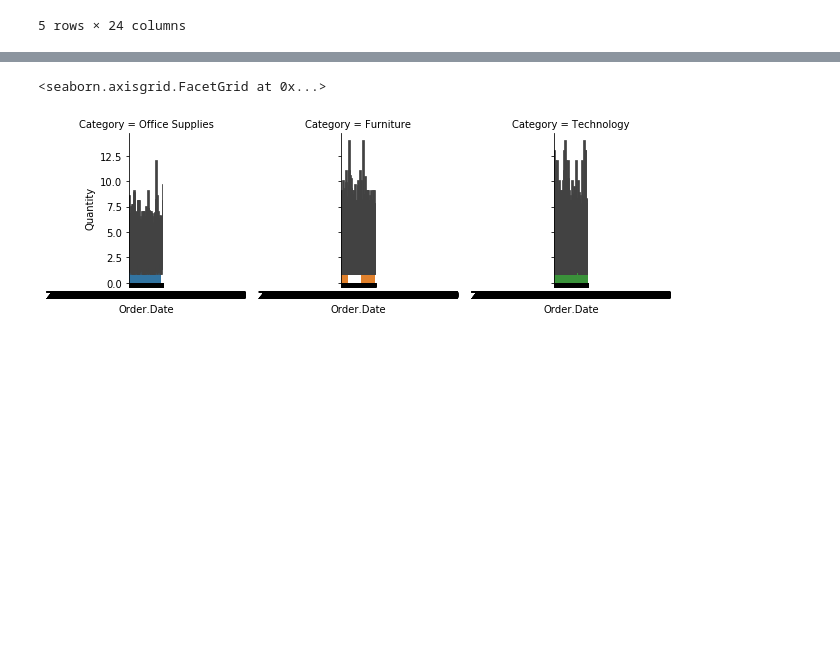
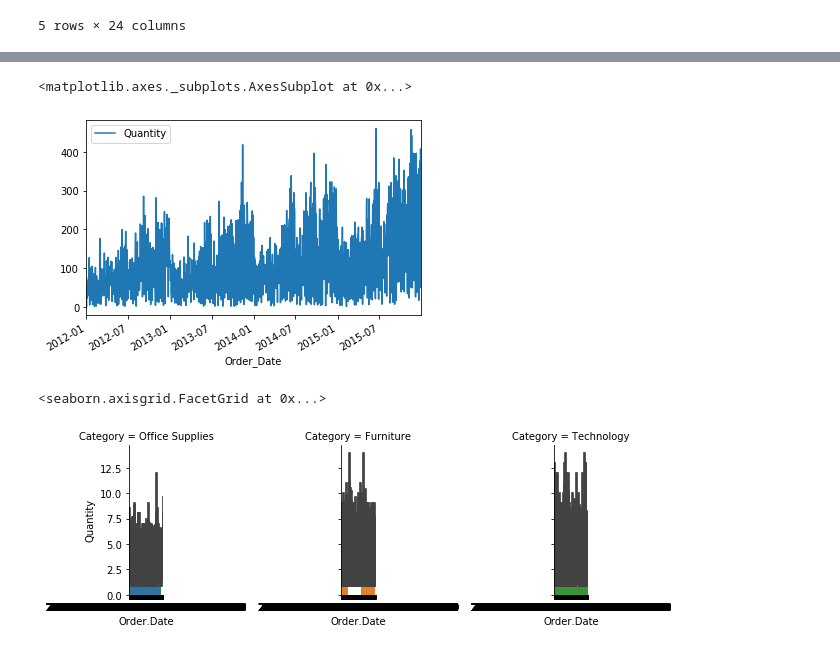
Before and after one commit to bpj2500/ml_lab, a Jupyter notebook: Final .ipynb, the cells around one changed output, grey strips where cells are left out. Saved outputs shown, nothing was run; the diff lists cells and outputs as text; code cells hidden in the pictures; blank space fills up the shorter version.

```diff
--- a/Final .ipynb
+++ b/Final .ipynb
@@ -37,6 +40 @@ orders.head()
 5 rows × 24 columns
-# %%
-#Problem 2
-#revist
-orders['Order.Date'] = pd.to_datetime(orders['Order.Date'])
-orders['Ship.Date'] = pd.to_datetime(orders['Order.Date'])
@@ -51 +41,8 @@ orders['Ship.Date'] = pd.to_datetime(orders['Order.Date'])
+# %%
+#problem 2 part 1
+
+orders.groupby('Order_Date', as_index = False).agg('sum').plot('Order_Date', 'Quantity')
+# %% [output]
+<matplotlib.axes._subplots.AxesSubplot at 0x...>
+[figure, added]
 # %%
```
Also changed, not shown: parts of 6 cells of this notebook.
